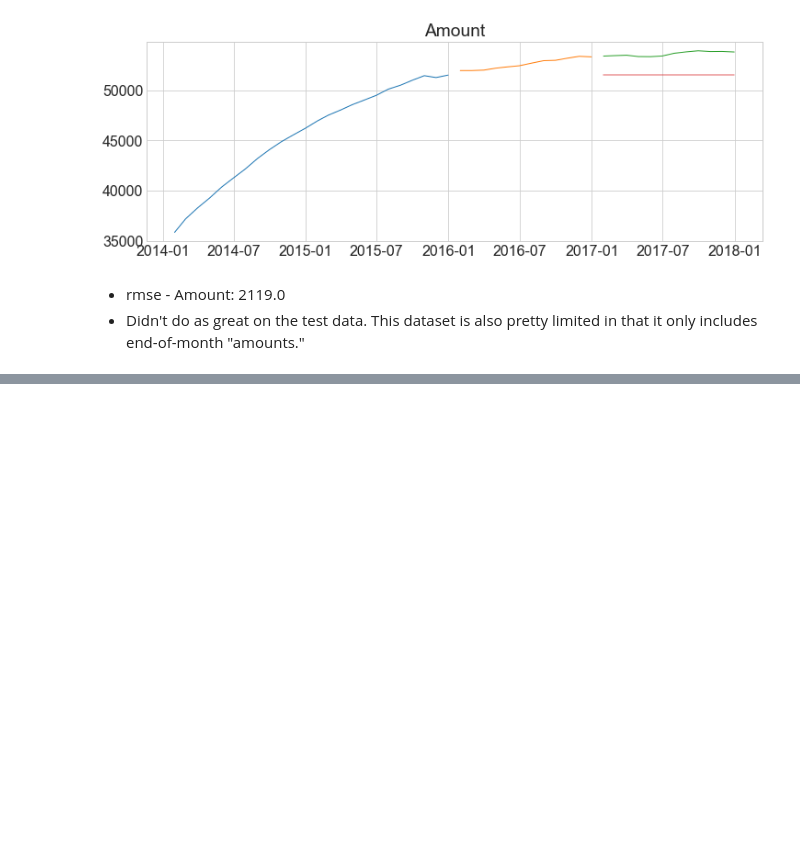
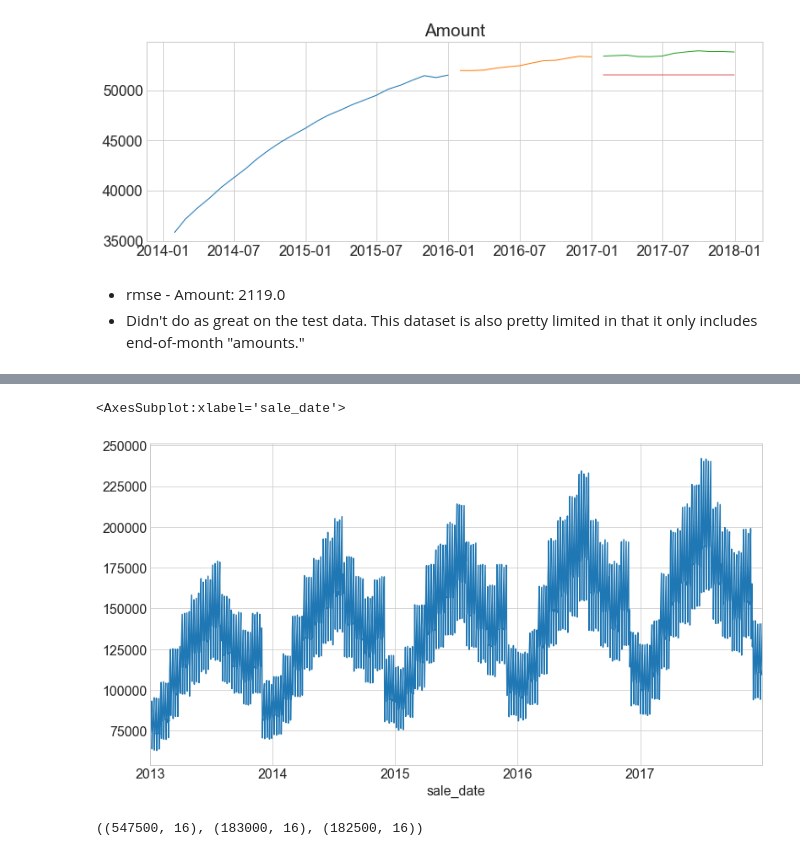
Before and after one commit to brianclements03/time_series_exercises, a Jupyter notebook: TSA_model_exercises.ipynb, the cells around one changed output, grey strips where cells are left out. Drawn from its saved outputs; the diff is of its cells as text; code cells hidden in the pictures; blank space fills up the shorter version.

```diff
--- a/TSA_model_exercises.ipynb
+++ b/TSA_model_exercises.ipynb
@@ -582,0 +607,10 @@ rmse - Amount:  2119.0
+# %%
+sales.sale_date = pd.to_datetime(sales.sale_date)
+# %%
+sales = sales.set_index("sale_date").sort_index()
+# %%
+sales['month'] = sales.index.month_name()
+sales['day'] = sales.index.day_name()
+# %%
+sales['sales_total'] = sales.sale_amount * sales.item_price
+sales.head()
@@ -582,0 +631,12 @@ rmse - Amount:  2119.0
+# %%
+sales.groupby(['sale_date']).sales_total.sum().plot()
+# %% [output]
+<AxesSubplot:xlabel='sale_date'>
+[figure, added]
+# %%
+train = sales[:'2015']
+validate = sales['2016']
+test = sales['2017']
+train.shape, validate.shape, test.shape
+# %% [output]
+((547500, 16), (183000, 16), (182500, 16))
```
Also changed, not shown: parts of 7 cells of this notebook.
